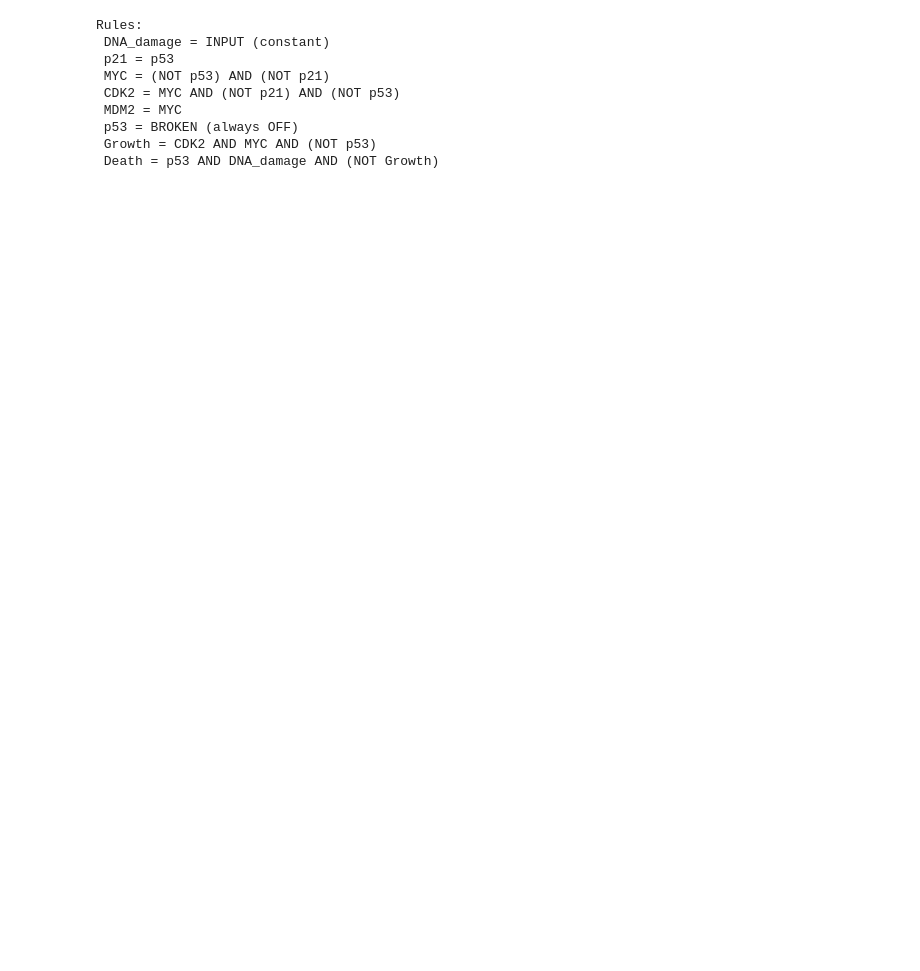
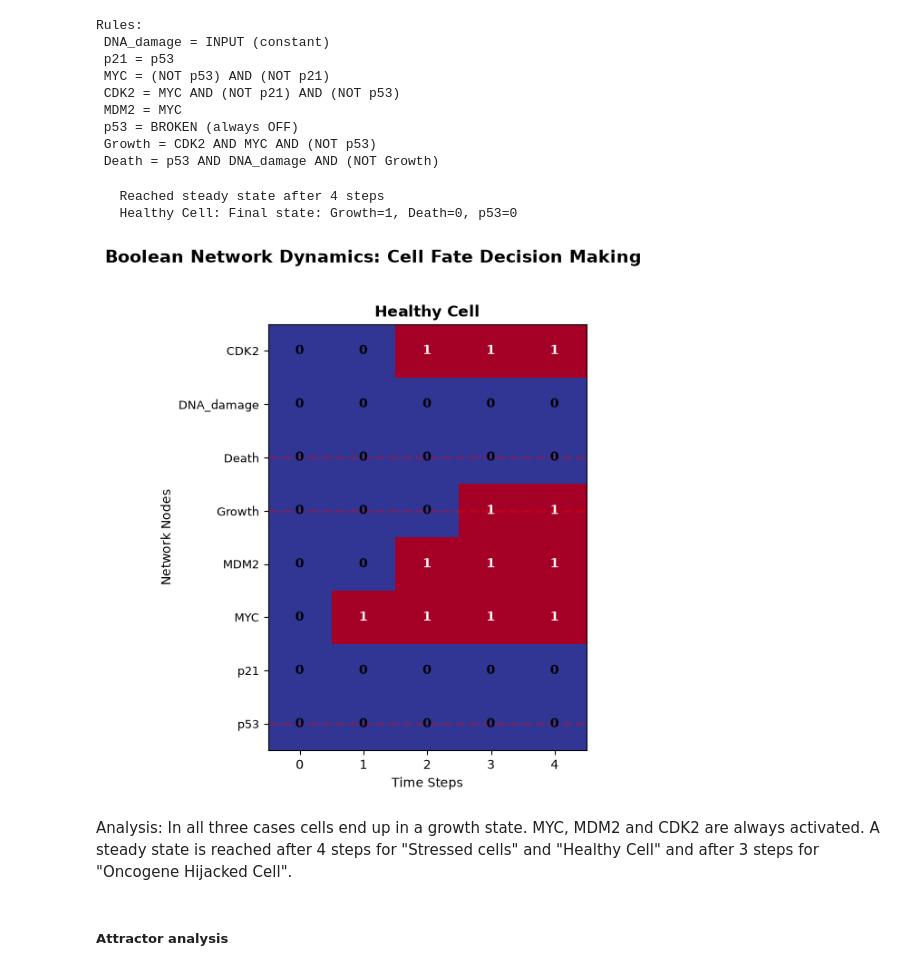
Before and after one commit to orange-pine/MSMBS_group_9, a Jupyter notebook: Assignment3/analysis.ipynb, the cells around one changed output. Cells and saved outputs as stored; diff of their text form; code cells hidden in the pictures; blank space fills up the shorter version.

```diff
--- a/Assignment3/analysis.ipynb
+++ b/Assignment3/analysis.ipynb
@@ -117,3 +123,71 @@ Rules:
  p53 = BROKEN (always OFF)
  Growth = CDK2 AND MYC AND (NOT p53)
  Death = p53 AND DNA_damage AND (NOT Growth)
+# %%
+scenarios = {
+    'Healthy Cell': {'DNA_damage': 0, 'p53': 0, 'MYC': 0, 'CDK2': 0, 'MDM2': 0, 'p21': 0, 'Growth': 0, 'Death': 0},
+    'Stressed Cell': { 'DNA_damage': 1, 'p53': 0, 'MYC': 0, 'CDK2': 0, 'MDM2': 0, 'p21': 0, 'Growth': 0, 'Death': 0},
+    'Oncogene Hijacked Cell': { 'DNA_damage': 0, 'p53': 0, 'MYC': 1, 'CDK2': 0, 'MDM2': 0, 'p21': 0, 'Growth': 0, 'Death': 0}
+}
+
+results = {}
+
+# Run healthy cell scenario
+s = "Healthy Cell"
+initial_state = scenarios[s]
+network.set_state(**initial_state)
+trajectory = network.simulate(steps=8)
+results[s] = trajectory
+
+final_state = trajectory[-1]
+node_names = sorted(network.nodes.keys())
+final_dict = {node: final_state[i] for i, node in enumerate(node_names)}
+
+print(f"   {s}: Final state: Growth={final_dict['Growth']}, Death={final_dict['Death']}, p53={final_dict['p53']}")
+# %% [output]
+   Reached steady state after 4 steps
+   Healthy Cell: Final state: Growth=1, Death=0, p53=0
+# %%
+n_scenarios = len(results)
+fig, axes = plt.subplots(1, n_scenarios, figsize=(5*n_scenarios, 6))
+
+if n_scenarios == 1:
+    axes = [axes]
+
+for scenario_idx, (scenario_name, trajectory) in enumerate(results.items()):
+    ax = axes[scenario_idx]
+
+    # Create heatmap
+    trajectory_matrix = trajectory.T  # Transpose for proper orientation
+
+    im = ax.imshow(trajectory_matrix, cmap='RdYlBu_r', aspect='auto', interpolation='nearest')
+
+    # Formatting
+    ax.set_title(f'{scenario_name}', fontweight='bold', fontsize=12)
+    ax.set_xlabel('Time Steps', fontsize=10)
+    ax.set_ylabel('Network Nodes', fontsize=10)
+    ax.set_yticks(range(len(node_names)))
+    ax.set_yticklabels(node_names, fontsize=9)
+
+    # Add text annotations
+    for t in range(trajectory.shape[0]):
+        for n in range(len(node_names)):
+            color = 'white' if trajectory_matrix[n, t] == 1 else 'black'
+            ax.text(t, n, int(trajectory_matrix[n, t]),
+                   ha="center", va="center", color=color, fontweight='bold')
+
+    # Highlight key output nodes
+    output_indices = [i for i, name in enumerate(node_names) if name in ['Growth', 'Death', 'p53']]
+    for output_idx in output_indices:  # Changed variable name to avoid conflict
+        ax.axhline(y=output_idx, color='red', linestyle='--', alpha=0.3, linewidth=2)
+
+plt.suptitle('Boolean Network Dynamics: Cell Fate Decision Making',
+             fontsize=14, fontweight='bold', y=1.02)
+plt.tight_layout()
+plt.show()
+# %% [output]
+[figure, added]
+# %% [markdown]
+Analysis: In all three cases cells end up in a growth state. MYC, MDM2 and CDK2 are always activated. A steady state is reached after 4 steps for "Stressed cells" and "Healthy Cell" and after 3 steps for "Oncogene Hijacked Cell".
+# %% [markdown]
+##### Attractor analysis
```
Also changed, not shown: parts of 14 cells of this notebook.
